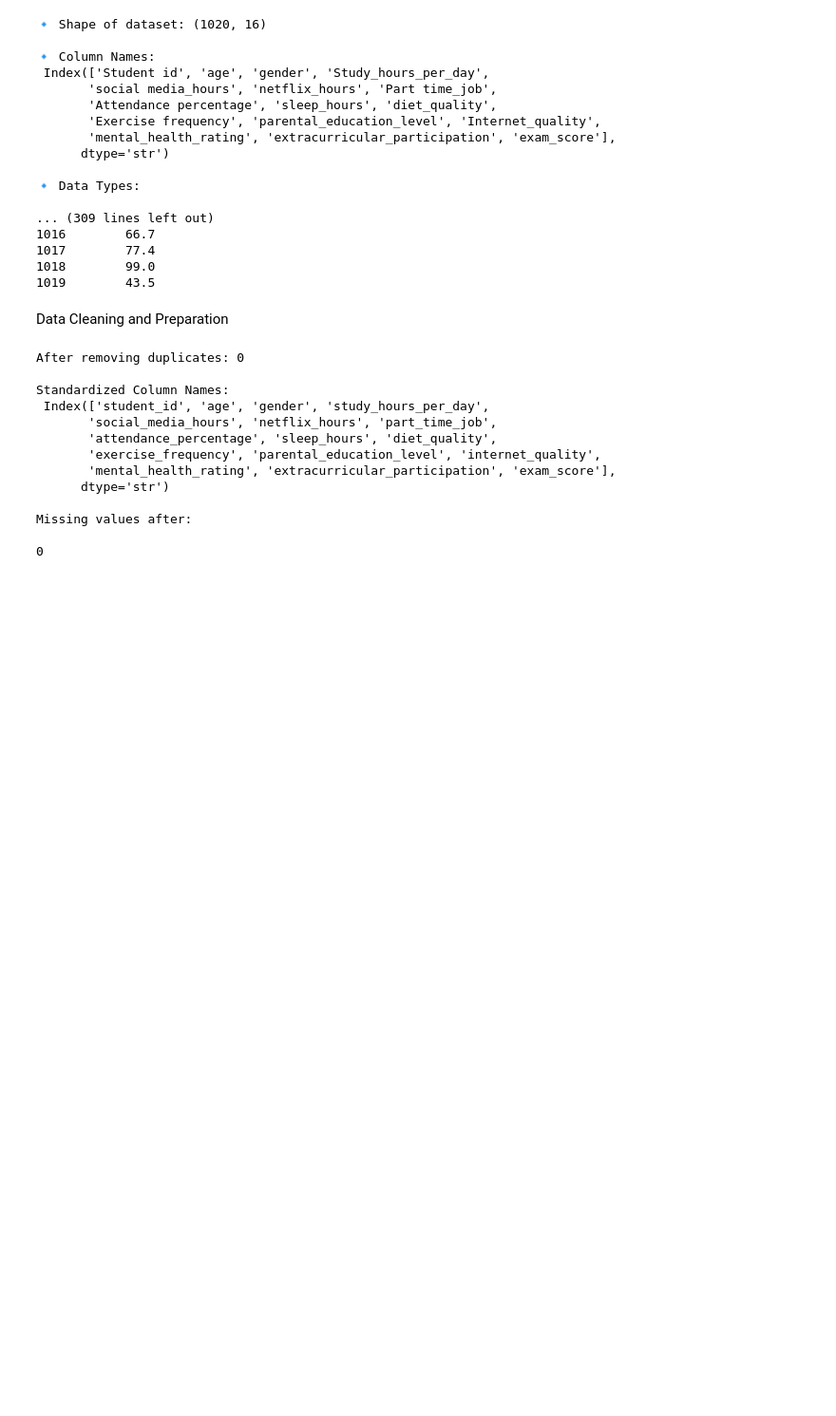
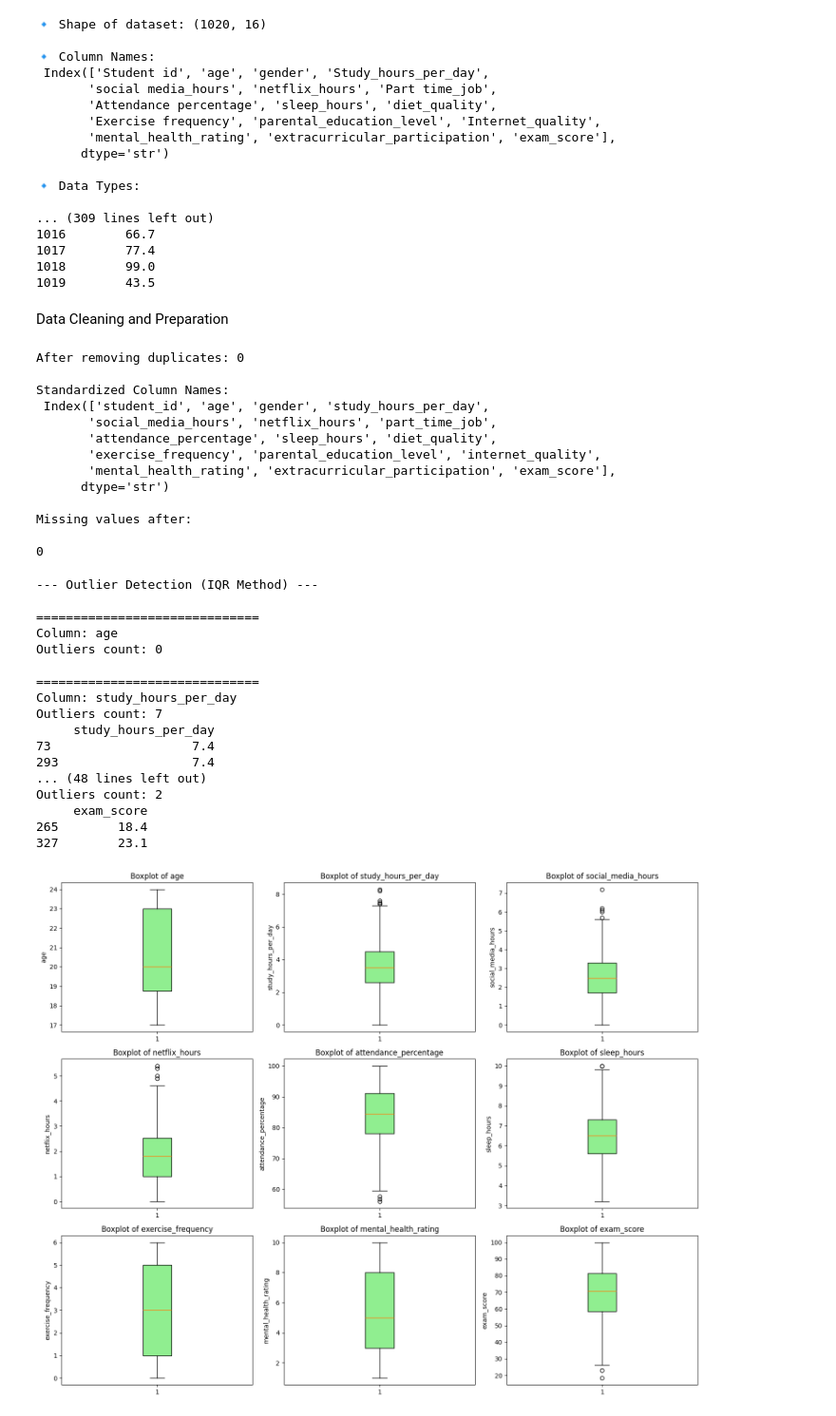
Before and after one commit to DiamondHalder/Student_Performance_Analysis, a Jupyter notebook: Student_Performance_Analysis.ipynb, the cells around one changed output. Shown at 95% size. Cells and saved outputs as stored; diff of their text form; code cells hidden in the pictures; blank space fills up the shorter version.

Commit message:
outlier detection and feature engineering added

```diff
--- a/Student_Performance_Analysis.ipynb
+++ b/Student_Performance_Analysis.ipynb
@@ -138,3 +138,72 @@ Standardized Column Names:
 Missing values after:
 
 0
+# %%
+# ==============================
+# 1. OUTLIER DETECTION (USING IQR)
+# 2. MULTI-PANEL BOXPLOT VISUALIZATION
+# ==============================
+
+
+# --- Part 1: IQR Outlier Calculation ---
+numeric_cols = df.select_dtypes(include=[np.number]).columns
+
+print("--- Outlier Detection (IQR Method) ---")
+for col in numeric_cols:
+
+    Q1 = df[col].quantile(0.25)
+    Q3 = df[col].quantile(0.75)
+
+    IQR = Q3 - Q1
+
+    lower_bound = Q1 - 1.5 * IQR
+    upper_bound = Q3 + 1.5 * IQR
+
+    outliers = df[(df[col] < lower_bound) | (df[col] > upper_bound)]
+
+    print("\n==============================")
+    print("Column:", col)
+    print("Outliers count:", len(outliers))
+    if len(outliers) > 0:
+        print(outliers[[col]].head())
+
+
+# --- Part 2: Multi-panel Boxplot Visualization ---
+
+cols_to_plot = ['age', 'study_hours_per_day', 'social_media_hours',
+                'netflix_hours', 'attendance_percentage', 'sleep_hours',
+                'exercise_frequency', 'mental_health_rating', 'exam_score']
+
+
+fig, axes = plt.subplots(3, 3, figsize=(15, 12))
+axes = axes.flatten()
+for i, col in enumerate(cols_to_plot):
+
+    axes[i].boxplot(df[col].dropna(), patch_artist=True, boxprops=dict(facecolor='lightgreen'))
+
+    axes[i].set_title(f'Boxplot of {col}')
+    axes[i].set_ylabel(col)
+
+plt.tight_layout()
+plt.savefig("images/Outlier_Detection_BoxPlot.png")
+
+plt.show()
+# %% [output]
+--- Outlier Detection (IQR Method) ---
+
+==============================
+Column: age
+Outliers count: 0
+
+==============================
+Column: study_hours_per_day
+Outliers count: 7
+     study_hours_per_day
+73                   7.4
+293                  7.4
+... (48 lines left out)
+Outliers count: 2
+     exam_score
+265        18.4
+327        23.1
+[figure, added]
```
Also changed, not shown: parts of 2 cells of this notebook, 1 other file.
